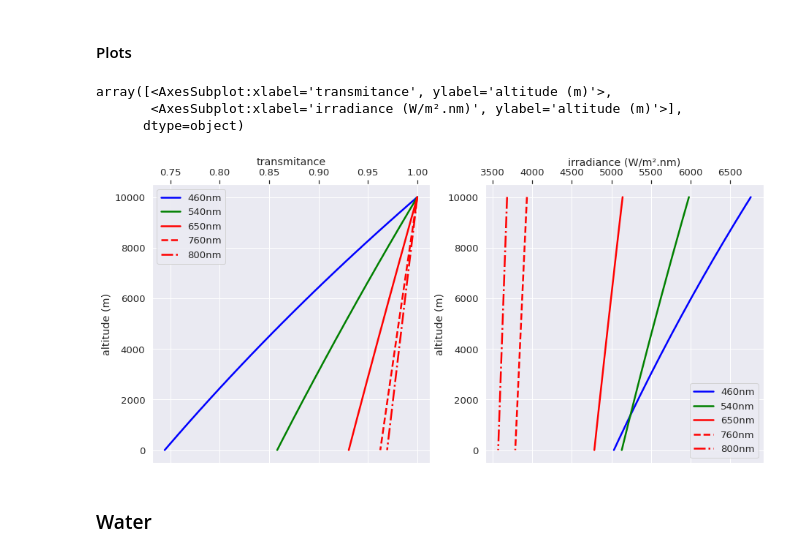
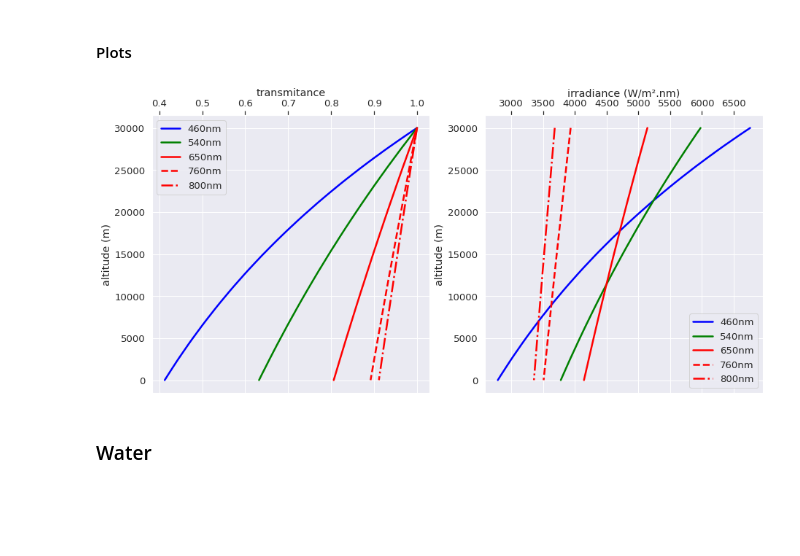
Before and after one commit to PrincipiosFisicosSER/pfser_atividades, a Jupyter notebook: pfser_atividades/atividades/2_radiation_scattering.ipynb, the cells around one changed output. Drawn from its saved outputs; the diff is of its cells as text; code cells hidden in the pictures; blank space fills up the shorter version.

```diff
--- a/pfser_atividades/atividades/2_radiation_scattering.ipynb
+++ b/pfser_atividades/atividades/2_radiation_scattering.ipynb
@@ -44,7 +44,7 @@ radiance = {wavelength: sum_radiation.compute_radiance(irradiance_) for waveleng
 # %% [markdown]
 #### Optical paths
 # %%
-max_altitude = 1000000 # altitude in cm (since our coefficients are in this scale)
+max_altitude = 3000000 # altitude in cm (since our coefficients are in this scale)
 max_depth = 200 # depth in meters
 # %%
 altitude = np.linspace(0, max_altitude, num=100)
@@ -61,7 +61,7 @@ optical_path_water = transmitance.optical_path(depth, cos_zenith_angle)
 # %%
 air_molecule_density = 2.68678e19 # (molecule/cm³)
 
-gases_density = atmosphere.compute_gases_density(air_molecule_density)
+gases_density = atmospheric_state_variables.compute_gases_density(air_molecule_density)
 # %% [markdown]
 #### Gases cross-sections
 # %% [markdown]
@@ -216,13 +193,9 @@ style = {
 # %%
 plots.plot_transmitance(transmitance=transmitance_scattering_air,
                         attenuation=attenuation_scattering_air,
-                        altitude=altitude,
-                        style=style)
+                        altitude=altitude);
 # %% [output]
-array([<AxesSubplot:xlabel='transmitance', ylabel='altitude (m)'>,
-       <AxesSubplot:xlabel='irradiance (W/m².nm)', ylabel='altitude (m)'>],
-      dtype=object)
-[figure, old version]
+[figure, new version]
 # %% [markdown]
 ### Water
 # %%
```
Also changed, not shown: parts of 6 cells of this notebook, 6 other files.
